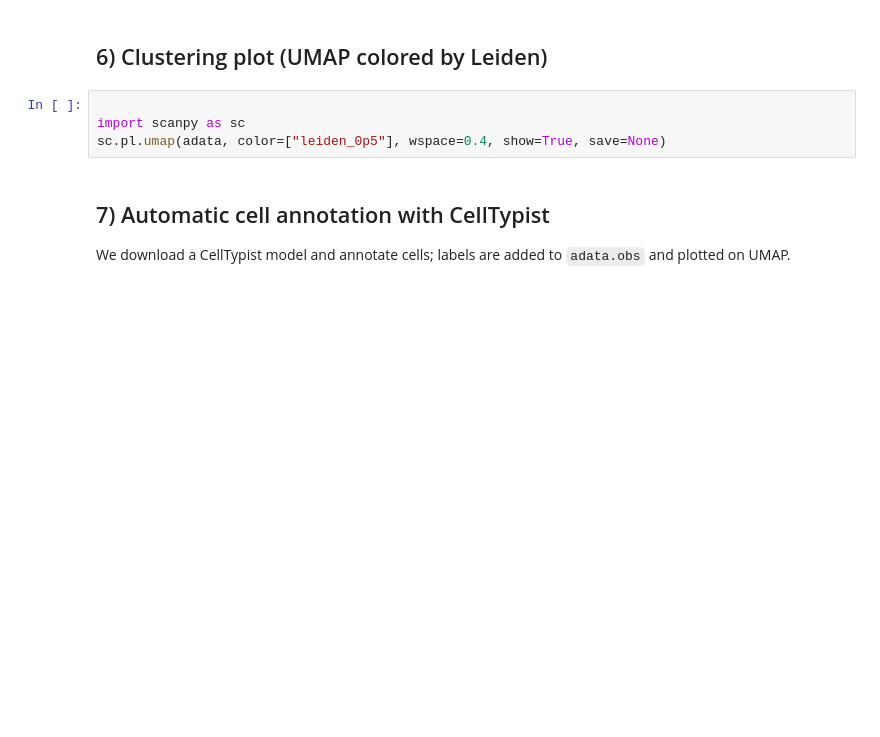
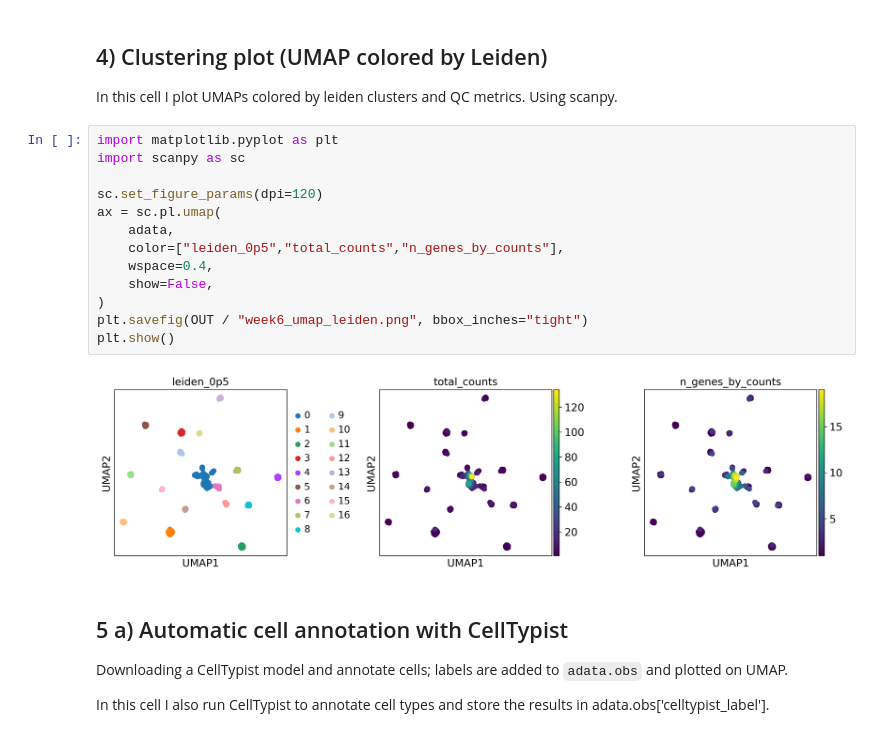
Before and after one commit to WesleyGDucharme/fall25-csc-bioinf, a Jupyter notebook: week6/week6.ipynb, the cells around one changed output. Drawn from its saved outputs; the diff is of its cells as text; blank space fills up the shorter version.

```diff
--- a/week6/week6.ipynb
+++ b/week6/week6.ipynb
@@ -209,12 +294,27 @@ adata
 # %% [markdown]
-## 6) Clustering plot (UMAP colored by Leiden)
+## 4) Clustering plot (UMAP colored by Leiden)
+
+In this cell I plot UMAPs colored by leiden clusters and QC metrics. Using scanpy.
 # %%
+import matplotlib.pyplot as plt
+import scanpy as sc
 
-import scanpy as sc
-sc.pl.umap(adata, color=["leiden_0p5"], wspace=0.4, show=True, save=None)
+sc.set_figure_params(dpi=120)
+ax = sc.pl.umap(
+    adata,
+    color=["leiden_0p5","total_counts","n_genes_by_counts"],
+    wspace=0.4,
+    show=False,
+)
+plt.savefig(OUT / "week6_umap_leiden.png", bbox_inches="tight")
+plt.show()
+# %% [output]
+[figure, added]
 # %% [markdown]
 
-## 7) Automatic cell annotation with CellTypist
+## 5 a) Automatic cell annotation with CellTypist
 
-We download a CellTypist model and annotate cells; labels are added to `adata.obs` and plotted on UMAP.
+Downloading a CellTypist model and annotate cells; labels are added to `adata.obs` and plotted on UMAP.
+
+In this cell I also run CellTypist to annotate cell types and store the results in adata.obs['celltypist_label'].
 # %%
```
Also changed, not shown: parts of 22 cells of this notebook, 2 other files.
